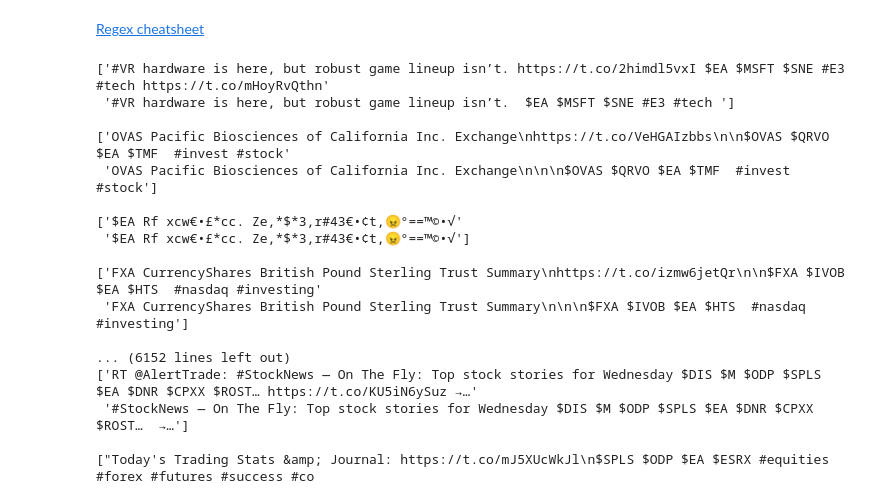
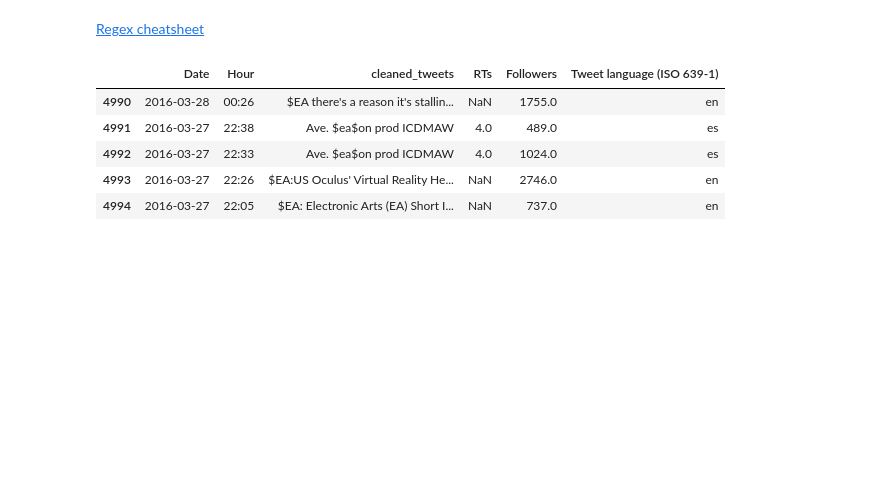
Before and after one commit to vxlwang/twitter_sentiment_stock_prediction, a Jupyter notebook: twitter_sentiment.ipynb, the cells around one changed output. Drawn from its saved outputs; the diff is of its cells as text; code cells hidden in the pictures; blank space fills up the shorter version.

```diff
--- a/twitter_sentiment.ipynb
+++ b/twitter_sentiment.ipynb
@@ -89,31 +92,18 @@ Twitter language is messy. The dataset contains 11 unique languages. Getting rid
 # %% [markdown]
 [Regex cheatsheet](https://quickref.me/regex)
 # %%
-# TODO: put into function
-tweets["cleaned"] = tweets["Tweet content"].replace(r"https:\/\/t.co/[a-zA-Z0-9]+", "", regex=True)
-tweets["cleaned"] = tweets["cleaned"].replace(r"\s?RT\s*@[a-zA-z0-9]*:\s", "", regex=True)
-tweets["cleaned"] = tweets["cleaned"].replace(r"(\s|^|\W)@[\w]*\)?", "", regex=True)
-# TODO: remove double spaces, trailing and starting spaces
+def text_preprocess(content):
+    """
+    Cleans the content of Tweets by removing URLs, user handles, and retweets
+    """
+    tweets["cleaned_tweets"] = tweets["Tweet content"].replace(r"https?://[a-zA-Z0-9./]*", "", regex=True)
+    tweets["cleaned_tweets"] = tweets["cleaned_tweets"].replace(r"\s?RT\s*@[a-zA-z0-9]*:\s", "", regex=True)
+    tweets["cleaned_tweets"] = tweets["cleaned_tweets"].replace(r"(\s|^|\W)@[\w]*\)?", "", regex=True)
+    tweets["cleaned_tweets"] = tweets["cleaned_tweets"].replace(r"^\s\-\s", "", regex=True)
+    tweets["cleaned_tweets"] = tweets["cleaned_tweets"].replace(r"\s+", " ", regex=True)
+#     tweets["cleaned_tweets"] = tweets["cleaned_tweets"].replace(r"([0-9]),([0-9])", r"\1\2", regex=True)
+    tweets["cleaned_tweets"] = tweets["cleaned_tweets"].str.strip()
 
-# check
-for tweet in tweets[["Tweet content", "cleaned"]].values:
-    print(tweet)
-    print()
+# for tweet in tweets["cleaned"].values:
+#     print(tweet)
+#     print()
-# %% [output]
-['#VR hardware is here, but robust game lineup isn’t. https://t.co/2himdl5vxI $EA $MSFT $SNE #E3 #tech https://t.co/mHoyRvQthn'
- '#VR hardware is here, but robust game lineup isn’t.  $EA $MSFT $SNE #E3 #tech ']
-
-['OVAS Pacific Biosciences of California Inc. Exchange\nhttps://t.co/VeHGAIzbbs\n\n$OVAS $QRVO $EA $TMF  #invest #stock'
- 'OVAS Pacific Biosciences of California Inc. Exchange\n\n\n$OVAS $QRVO $EA $TMF  #invest #stock']
-
-['$EA Rf xcw€•£*cc. Ze,*$*3,r#43€•¢t,😠°==™©•√'
- '$EA Rf xcw€•£*cc. Ze,*$*3,r#43€•¢t,😠°==™©•√']
-
-['FXA CurrencyShares British Pound Sterling Trust Summary\nhttps://t.co/izmw6jetQr\n\n$FXA $IVOB $EA $HTS  #nasdaq #investing'
- 'FXA CurrencyShares British Pound Sterling Trust Summary\n\n\n$FXA $IVOB $EA $HTS  #nasdaq #investing']
-
-... (6152 lines left out)
-['RT @AlertTrade: #StockNews ― On The Fly: Top stock stories for Wednesday $DIS $M $ODP $SPLS $EA $DNR $CPXX $ROST… https://t.co/KU5iN6ySuz →…'
- '#StockNews ― On The Fly: Top stock stories for Wednesday $DIS $M $ODP $SPLS $EA $DNR $CPXX $ROST…  →…']
-
-["Today's Trading Stats &amp; Journal: https://t.co/mJ5XUcWkJl\n$SPLS $ODP $EA $ESRX #equities #forex #futures #success #co
@@ -119,0 +112,11 @@ for tweet in tweets[["Tweet content", "cleaned"]].values:
+# %%
+cleaned_text = tweets[["Date", "Hour", "cleaned_tweets", "RTs", "Followers", "Tweet language (ISO 639-1)"]]
+
+cleaned_text.tail()
+# %% [output]
+|  | Date | Hour | cleaned_tweets | RTs | Followers | Tweet language (ISO 639-1) |
+| 4990 | 2016-03-28 | 00:26 | $EA there's a reason it's stallin... | NaN | 1755.0 | en |
+| 4991 | 2016-03-27 | 22:38 | Ave. $ea$on prod ICDMAW | 4.0 | 489.0 | es |
+| 4992 | 2016-03-27 | 22:33 | Ave. $ea$on prod ICDMAW | 4.0 | 1024.0 | es |
+| 4993 | 2016-03-27 | 22:26 | $EA:US Oculus' Virtual Reality He... | NaN | 2746.0 | en |
+| 4994 | 2016-03-27 | 22:05 | $EA: Electronic Arts (EA) Short I... | NaN | 737.0 | en |
```
Also changed, not shown: parts of 17 cells of this notebook.
